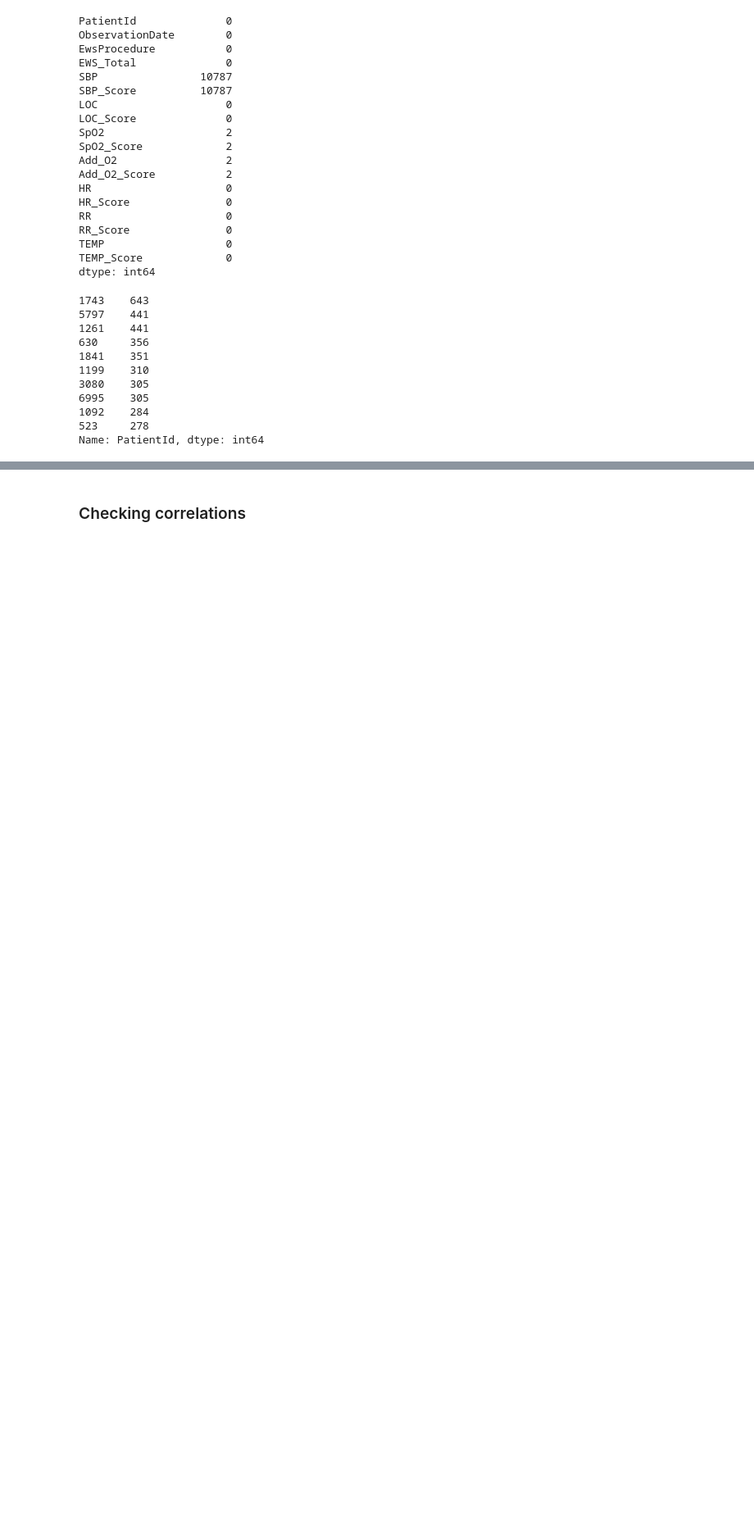
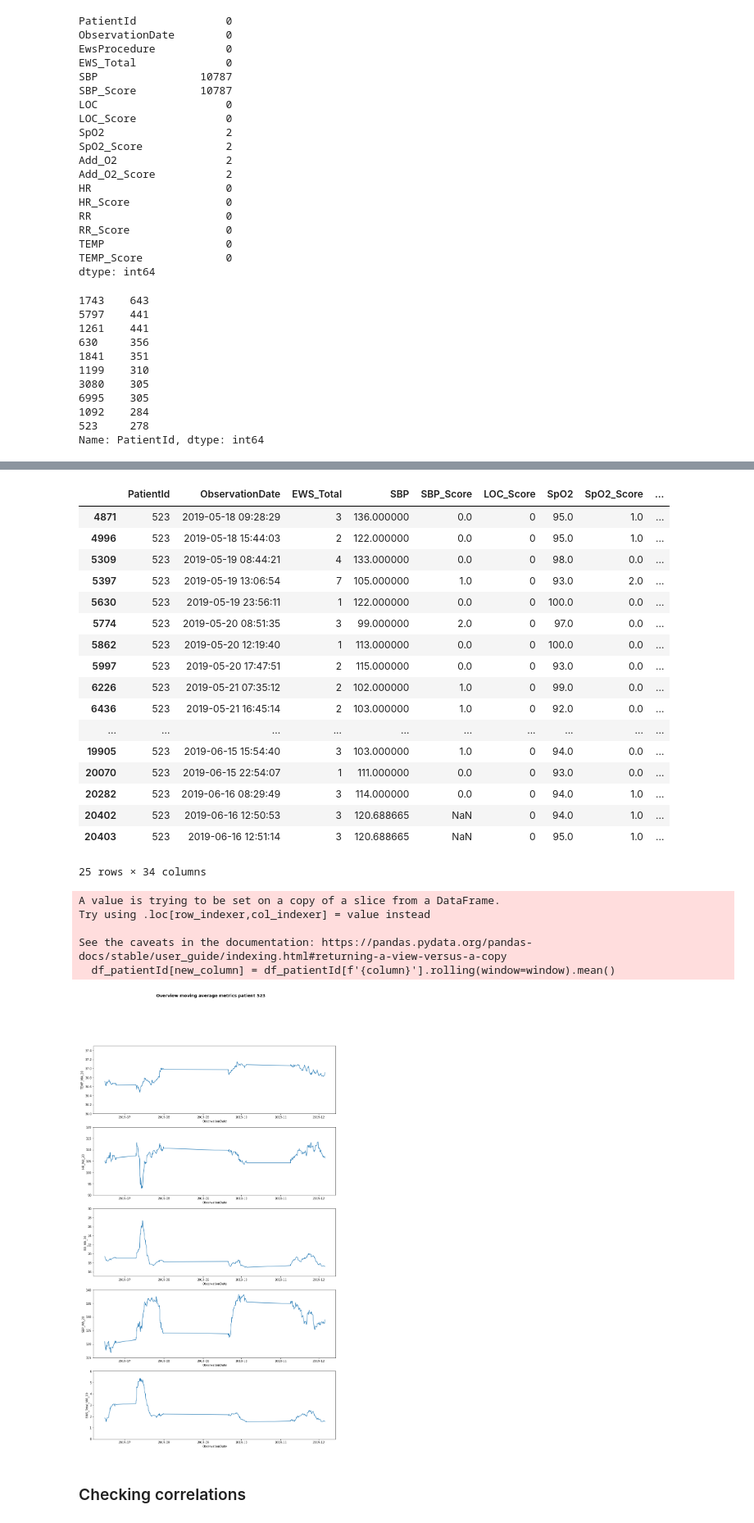
Before and after one commit to kustex/arinti_ews_usecase, a Jupyter notebook: arinti_EWS_notebook.ipynb, the cells around one changed output, grey strips where cells are left out. Shown: that part at 82% size. Drawn from its saved outputs; the diff is of its cells as text; code cells hidden in the pictures; blank space fills up the shorter version.

```diff
--- a/arinti_EWS_notebook.ipynb
+++ b/arinti_EWS_notebook.ipynb
@@ -179,3 +196,80 @@ end_date_object = datetime.strptime(end_date, '%Y-%m-%d %H:%M:%S')
+# %%
+patientid = 523
+
+hr = 'HR'
+temp = 'TEMP'
+rr = 'RR'
+sbp = 'SBP'
+ews_total = 'EWS_Total'
+
+window = 20
+
+def df_patient(df, patientid):
+    df_patientId = df[df['PatientId'] == patientid]
+    return df_patientId
+
+def new_column(column, window):
+    return f'{column}_MA_{window}'
+
+def add_moving_averages(df_patient, window, column, new_column):
+    if new_column in df_patient.columns:
+        print(f'Column "{new_column}" already exists.')
+    else:
+        df_patientId[new_column] = df_patientId[f'{column}'].rolling(window=window).mean()
+    return df_patientId
+
+display(df_patientId.head(25))
+
+df_patient_with_MA_hr = add_moving_averages(df_patient(df, patientid), window, hr, new_column(hr, window))
+df_patient_with_MA_temp = add_moving_averages(df_patient(df, patientid), window, temp, new_column(temp, window))
+df_patient_with_MA_rr = add_moving_averages(df_patient(df, patientid), window, rr, new_column(rr, window))
+df_patient_with_MA_sbp = add_moving_averages(df_patient(df, patientid), window, sbp, new_column(sbp, window))
+df_patient_with_MA_ews_total = add_moving_averages(df_patient(df, patientid), window, ews_total, new_column(ews_total, window))
+
+
+# fig = plt.figure(figsize=(5, 15))
+fig, axes = plt.subplots(5, 1, figsize=(15,25),sharey=False, )
+fig.suptitle(f"Overview moving average metrics patient {patientid}", fontsize = "x-large", fontweight = 'bold')
+sns.lineplot(ax=axes[0], data=df_patient_with_MA_temp, x="ObservationDate", y=new_column(temp, window))
+axes[0].set(ylim=(36,37.5))
+
+sns.lineplot(ax=axes[1], data=df_patient_with_MA_hr, x="ObservationDate", y=new_column(hr, window))
+axes[1].set(ylim=(90, 120))
+
+sns.lineplot(ax=axes[2], data=df_patient_with_MA_rr, x="ObservationDate", y=new_column(rr, window))
+axes[2].set(ylim=(15, 30))
+
+sns.lineplot(ax=axes[3], data=df_patient_with_MA_sbp, x="ObservationDate", y=new_column(sbp, window))
+axes[3].set(ylim=(115, 140))
+
+sns.lineplot(ax=axes[4], data=df_patient_with_MA_ews_total, x="ObservationDate", y=new_column(ews_total, window))
+axes[4].set(ylim=(0, 6))
+plt.show()
+# %% [output]
+|  | PatientId | ObservationDate | EWS_Total | SBP | SBP_Score | LOC_Score | SpO2 | SpO2_Score | ... |
+| 4871 | 523 | 2019-05-18 09:28:29 | 3 | 136.000000 | 0.0 | 0 | 95.0 | 1.0 | ... |
+| 4996 | 523 | 2019-05-18 15:44:03 | 2 | 122.000000 | 0.0 | 0 | 95.0 | 1.0 | ... |
+| 5309 | 523 | 2019-05-19 08:44:21 | 4 | 133.000000 | 0.0 | 0 | 98.0 | 0.0 | ... |
+| 5397 | 523 | 2019-05-19 13:06:54 | 7 | 105.000000 | 1.0 | 0 | 93.0 | 2.0 | ... |
+| 5630 | 523 | 2019-05-19 23:56:11 | 1 | 122.000000 | 0.0 | 0 | 100.0 | 0.0 | ... |
+| 5774 | 523 | 2019-05-20 08:51:35 | 3 | 99.000000 | 2.0 | 0 | 97.0 | 0.0 | ... |
+| 5862 | 523 | 2019-05-20 12:19:40 | 1 | 113.000000 | 0.0 | 0 | 100.0 | 0.0 | ... |
+| 5997 | 523 | 2019-05-20 17:47:51 | 2 | 115.000000 | 0.0 | 0 | 93.0 | 0.0 | ... |
+| 6226 | 523 | 2019-05-21 07:35:12 | 2 | 102.000000 | 1.0 | 0 | 99.0 | 0.0 | ... |
+| 6436 | 523 | 2019-05-21 16:45:14 | 2 | 103.000000 | 1.0 | 0 | 92.0 | 0.0 | ... |
+| ... | ... | ... | ... | ... | ... | ... | ... | ... | ... |
+| 19905 | 523 | 2019-06-15 15:54:40 | 3 | 103.000000 | 1.0 | 0 | 94.0 | 0.0 | ... |
+| 20070 | 523 | 2019-06-15 22:54:07 | 1 | 111.000000 | 0.0 | 0 | 93.0 | 0.0 | ... |
+| 20282 | 523 | 2019-06-16 08:29:49 | 3 | 114.000000 | 0.0 | 0 | 94.0 | 1.0 | ... |
+| 20402 | 523 | 2019-06-16 12:50:53 | 3 | 120.688665 | NaN | 0 | 94.0 | 1.0 | ... |
+| 20403 | 523 | 2019-06-16 12:51:14 | 3 | 120.688665 | NaN | 0 | 95.0 | 1.0 | ... |
+25 rows × 34 columns
+A value is trying to be set on a copy of a slice from a DataFrame.
+Try using .loc[row_indexer,col_indexer] = value instead
+
+See the caveats in the documentation: https://pandas.pydata.org/pandas-docs/stable/user_guide/indexing.html#returning-a-view-versus-a-copy
+  df_patientId[new_column] = df_patientId[f'{column}'].rolling(window=window).mean()
+[figure, added]
 # %% [markdown]
 ### Checking correlations
 # %%
```
Also changed, not shown: parts of 7 cells of this notebook.
